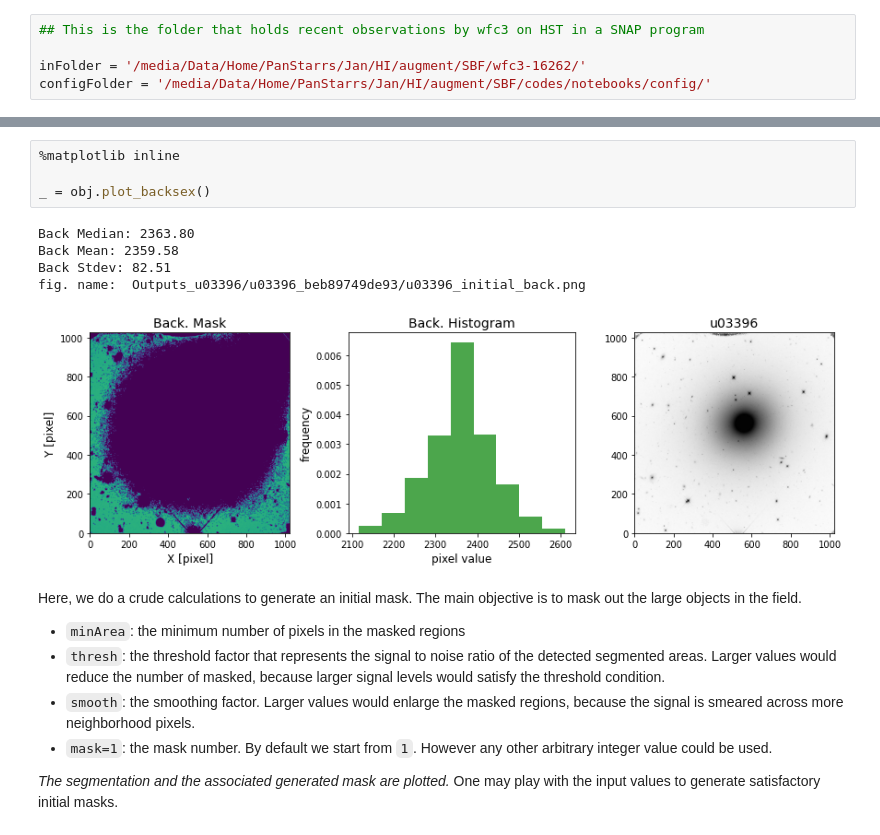
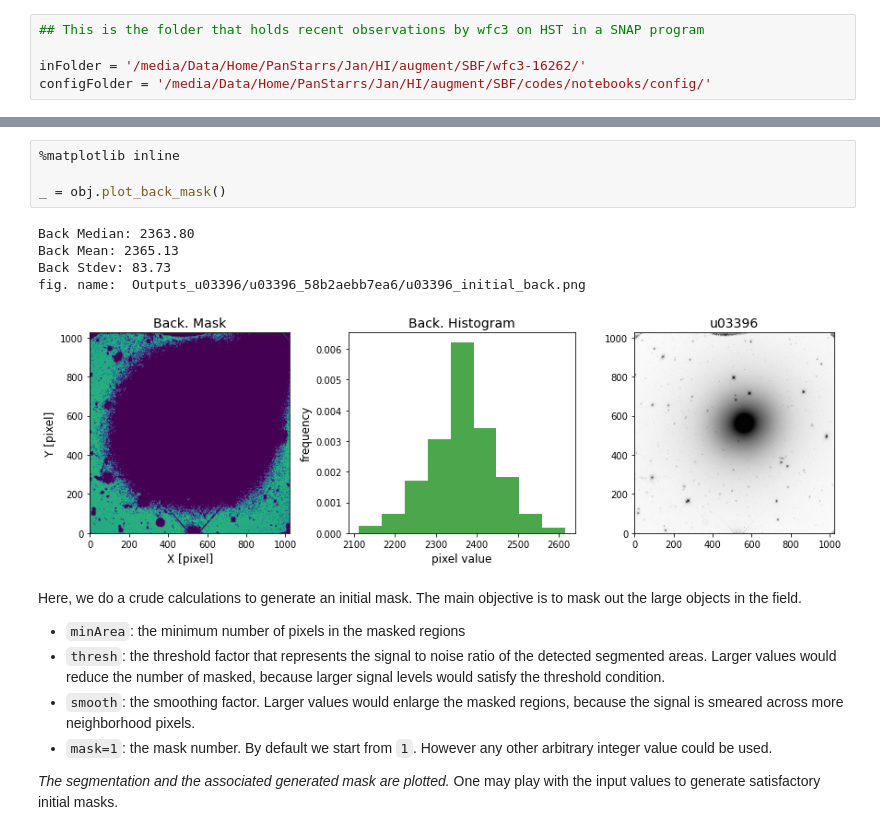
Before and after one commit to ekourkchi/old-SBF, a Jupyter notebook: notebooks/Run_elliprof_function.ipynb, the cells around one changed output, grey strips where cells are left out. Cells and saved outputs as stored; diff of their text form.

```diff
--- a/notebooks/Run_elliprof_function.ipynb
+++ b/notebooks/Run_elliprof_function.ipynb
@@ -59,13 +87,13 @@ widgets.HBox(s)
 # %%
 %matplotlib inline
 
-_ = obj.plot_backsex()
+_ = obj.plot_back_mask()
 # %% [output]
 Back Median: 2363.80
-Back Mean: 2359.58
-Back Stdev: 82.51
-fig. name:  Outputs_u03396/u03396_beb89749de93/u03396_initial_back.png
+Back Mean: 2365.13
+Back Stdev: 83.73
+fig. name:  Outputs_u03396/u03396_58b2aebb7ea6/u03396_initial_back.png
-[figure, old version]
+[figure, new version]
 # %% [markdown]
 Here, we do a crude calculations to generate an initial mask. The main objective is to mask out the large objects in the field.
 
```
Also changed, not shown: parts of 20 cells of this notebook, 4 other files.
